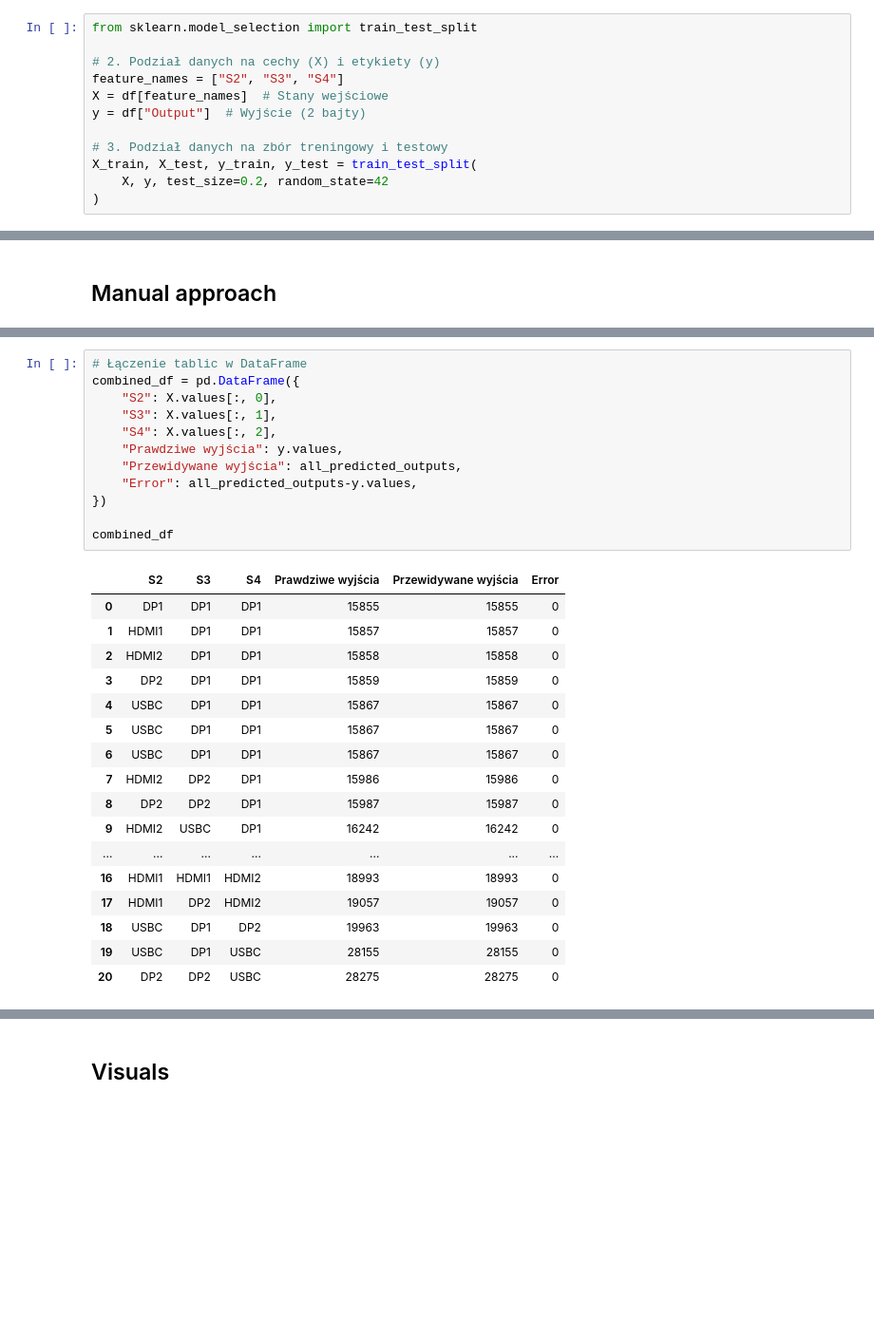
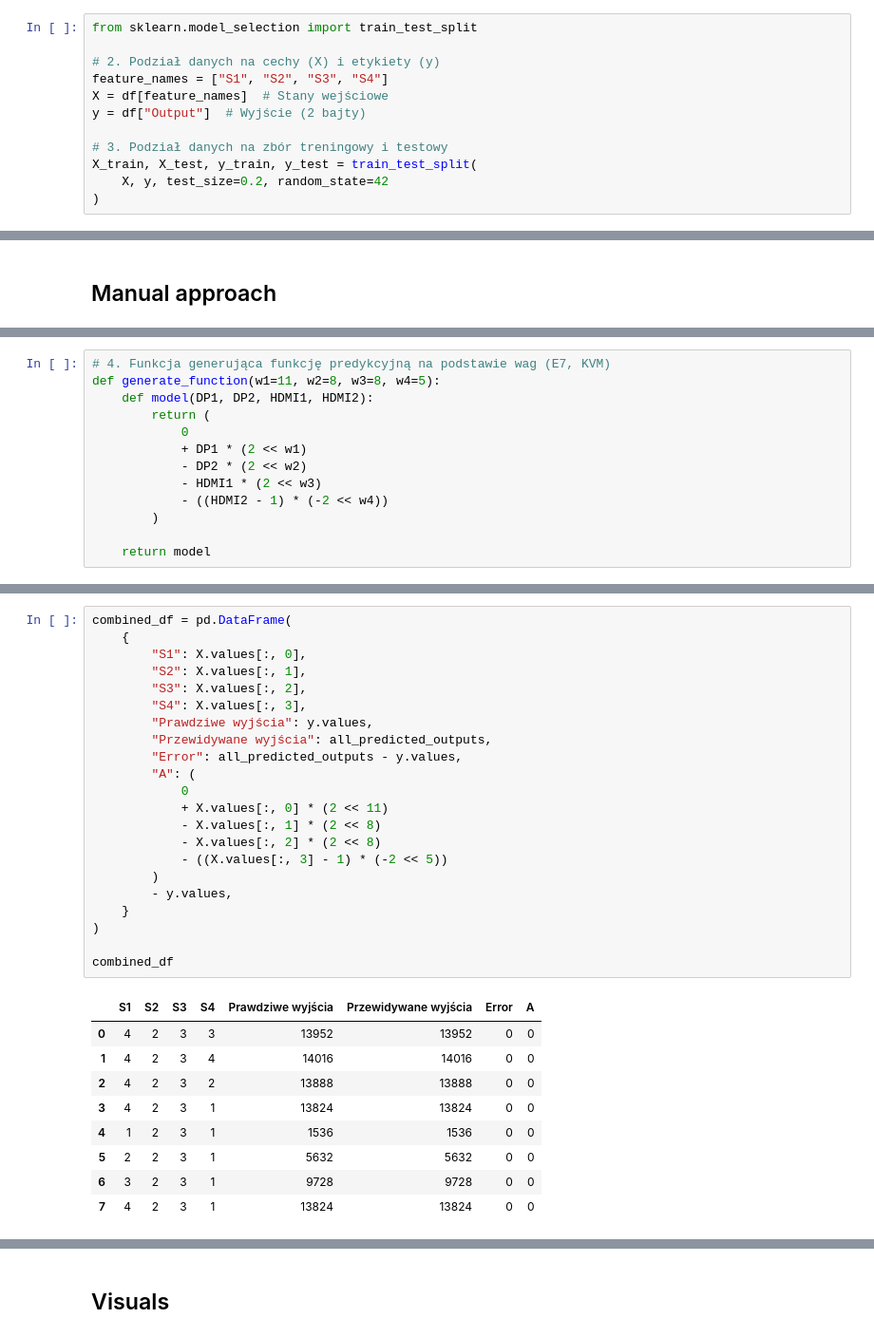
Before and after one commit to ekamil/dell-ddc-documentation, a Jupyter notebook: analyse_inputs.ipynb, the cells around one changed output, grey strips where cells are left out. Shown at 95% size. Cells and saved outputs as stored; diff of their text form; blank space fills up the shorter version.

```diff
--- a/analyse_inputs.ipynb
+++ b/analyse_inputs.ipynb
@@ -188,7 +242,7 @@ df[["S2", "S3", "S4", "Output"]]
 from sklearn.model_selection import train_test_split
 
 # 2. Podział danych na cechy (X) i etykiety (y)
-feature_names = ["S2", "S3", "S4"]
+feature_names = ["S1", "S2", "S3", "S4"]
 X = df[feature_names]  # Stany wejściowe
 y = df["Output"]  # Wyjście (2 bajty)
 
@@ -414 +443,14 @@ Najlepsze wagi (int): (0, 5, 10)
+# %%
+# 4. Funkcja generująca funkcję predykcyjną na podstawie wag (E7, KVM)
+def generate_function(w1=11, w2=8, w3=8, w4=5):
+    def model(DP1, DP2, HDMI1, HDMI2):
+        return (
+            0
+            + DP1 * (2 << w1)
+            - DP2 * (2 << w2)
+            - HDMI1 * (2 << w3)
+            - ((HDMI2 - 1) * (-2 << w4))
+        )
+
+    return model
 # %%
@@ -500,30 +566,32 @@ plt.show()
 # %%
-# Łączenie tablic w DataFrame
-combined_df = pd.DataFrame({
-    "S2": X.values[:, 0],
-    "S3": X.values[:, 1],
-    "S4": X.values[:, 2],
-    "Prawdziwe wyjścia": y.values,
-    "Przewidywane wyjścia": all_predicted_outputs,
-    "Error": all_predicted_outputs-y.values,
-})
+combined_df = pd.DataFrame(
+    {
+        "S1": X.values[:, 0],
+        "S2": X.values[:, 1],
+        "S3": X.values[:, 2],
+        "S4": X.values[:, 3],
+        "Prawdziwe wyjścia": y.values,
+        "Przewidywane wyjścia": all_predicted_outputs,
+        "Error": all_predicted_outputs - y.values,
+        "A": (
+            0
+            + X.values[:, 0] * (2 << 11)
+            - X.values[:, 1] * (2 << 8)
+            - X.values[:, 2] * (2 << 8)
+            - ((X.values[:, 3] - 1) * (-2 << 5))
+        )
+        - y.values,
+    }
+)
 
 combined_df
 # %% [output]
-|  | S2 | S3 | S4 | Prawdziwe wyjścia | Przewidywane wyjścia | Error |
-| 0 | DP1 | DP1 | DP1 | 15855 | 15855 | 0 |
-| 1 | HDMI1 | DP1 | DP1 | 15857 | 15857 | 0 |
-| 2 | HDMI2 | DP1 | DP1 | 15858 | 15858 | 0 |
-| 3 | DP2 | DP1 | DP1 | 15859 | 15859 | 0 |
-| 4 | USBC | DP1 | DP1 | 15867 | 15867 | 0 |
-| 5 | USBC | DP1 | DP1 | 15867 | 15867 | 0 |
-| 6 | USBC | DP1 | DP1 | 15867 | 15867 | 0 |
-| 7 | HDMI2 | DP2 | DP1 | 15986 | 15986 | 0 |
-| 8 | DP2 | DP2 | DP1 | 15987 | 15987 | 0 |
-| 9 | HDMI2 | USBC | DP1 | 16242 | 16242 | 0 |
-| ... | ... | ... | ... | ... | ... | ... |
-| 16 | HDMI1 | HDMI1 | HDMI2 | 18993 | 18993 | 0 |
-| 17 | HDMI1 | DP2 | HDMI2 | 19057 | 19057 | 0 |
-| 18 | USBC | DP1 | DP2 | 19963 | 19963 | 0 |
-| 19 | USBC | DP1 | USBC | 28155 | 28155 | 0 |
-| 20 | DP2 | DP2 | USBC | 28275 | 28275 | 0 |
+|  | S1 | S2 | S3 | S4 | Prawdziwe wyjścia | Przewidywane wyjścia | Error | A |
+| 0 | 4 | 2 | 3 | 3 | 13952 | 13952 | 0 | 0 |
+| 1 | 4 | 2 | 3 | 4 | 14016 | 14016 | 0 | 0 |
+| 2 | 4 | 2 | 3 | 2 | 13888 | 13888 | 0 | 0 |
+| 3 | 4 | 2 | 3 | 1 | 13824 | 13824 | 0 | 0 |
+| 4 | 1 | 2 | 3 | 1 | 1536 | 1536 | 0 | 0 |
+| 5 | 2 | 2 | 3 | 1 | 5632 | 5632 | 0 | 0 |
+| 6 | 3 | 2 | 3 | 1 | 9728 | 9728 | 0 | 0 |
+| 7 | 4 | 2 | 3 | 1 | 13824 | 13824 | 0 | 0 |
```
Also changed, not shown: parts of 27 cells of this notebook.
